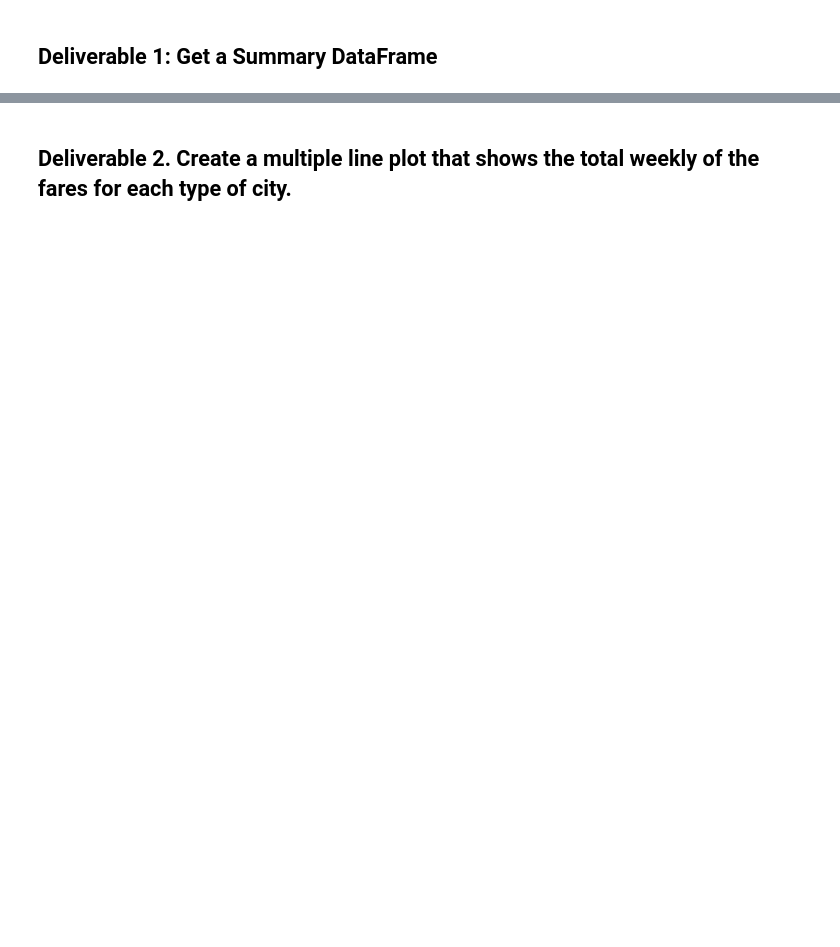
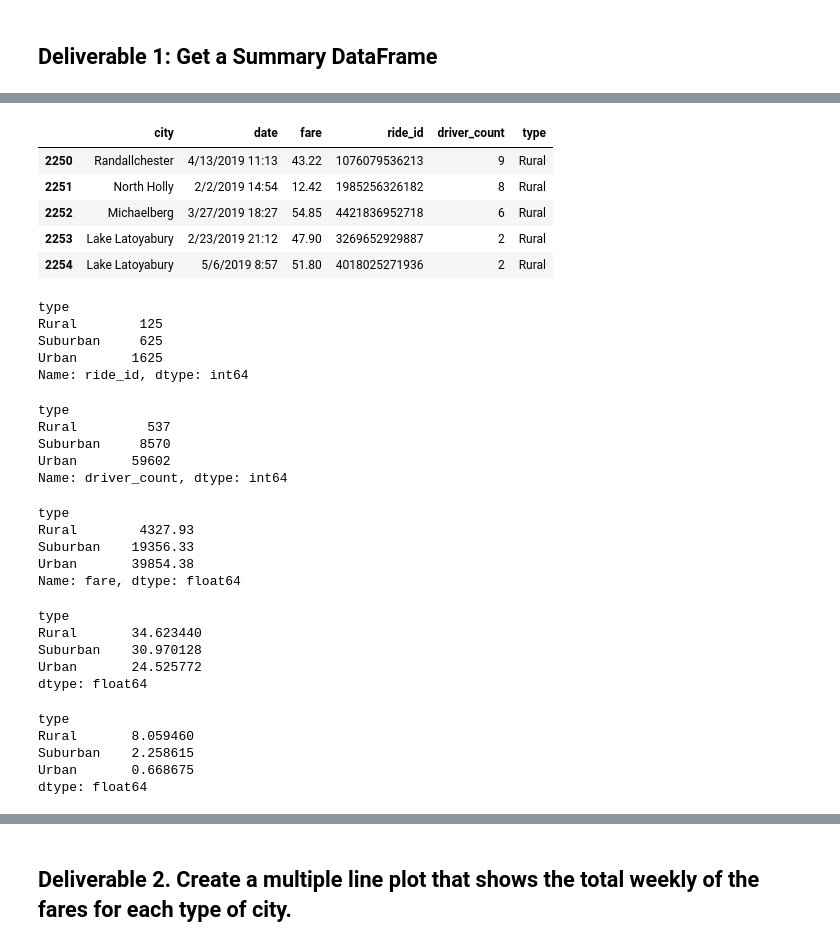
Before and after one commit to wanghen21/Assignment-5, a Jupyter notebook: PyBer_Challenge.ipynb, the cells around one changed output, grey strips where cells are left out. Saved outputs shown, nothing was run; the diff lists cells and outputs as text; code cells hidden in the pictures; blank space fills up the shorter version.

```diff
--- a/PyBer_Challenge.ipynb
+++ b/PyBer_Challenge.ipynb
@@ -86,9 +58,71 @@ NameError: name 'ural_cities_df' is not defined
+# %%
+## Create rural DFs
+rural_cities_df=pyber_data_df[pyber_data_df["type"]=="Rural"]
+rural_cities_df.head()
+# %% [output]
+|  | city | date | fare | ride_id | driver_count | type |
+| 2250 | Randallchester | 4/13/2019 11:13 | 43.22 | 1076079536213 | 9 | Rural |
+| 2251 | North Holly | 2/2/2019 14:54 | 12.42 | 1985256326182 | 8 | Rural |
+| 2252 | Michaelberg | 3/27/2019 18:27 | 54.85 | 4421836952718 | 6 | Rural |
+| 2253 | Lake Latoyabury | 2/23/2019 21:12 | 47.90 | 3269652929887 | 2 | Rural |
+| 2254 | Lake Latoyabury | 5/6/2019 8:57 | 51.80 | 4018025271936 | 2 | Rural |
+# %%
+#  1. Get the total rides for each city type
+
+total_rides_count = pyber_data_df.groupby(["type"]).count()["ride_id"]
+#total_rides_count.head()
+
+print(total_rides_count)
+# %% [output]
+type
+Rural        125
+Suburban     625
+Urban       1625
+Name: ride_id, dtype: int64
 # %%
 # 2. Get the total drivers for each city type
-total_drivers_city = ()
+total_driver_count = pyber_data_df.groupby(["type"]).sum()["driver_count"]
+#total_driver_count.head()
+
+print(total_driver_count)
+# %% [output]
+type
+Rural         537
+Suburban     8570
+Urban       59602
+Name: driver_count, dtype: int64
 # %%
 #  3. Get the total amount of fares for each city type
+total_fare_count = pyber_data_df.groupby(["type"]).sum()["fare"]
+
+print(total_fare_count)
+# %% [output]
+type
+Rural        4327.93
+Suburban    19356.33
+Urban       39854.38
+Name: fare, dtype: float64
 # %%
 #  4. Get the average fare per ride for each city type.
+
+average_fare_count = total_fare_count/total_rides_count
+
+print(average_fare_count)
+# %% [output]
+type
+Rural       34.623440
+Suburban    30.970128
+Urban       24.525772
+dtype: float64
 # %%
 # 5. Get the average fare per driver for each city type.
+
+average_fare_per_driver = total_fare_count/total_driver_count
+
+print(average_fare_per_driver)
+# %% [output]
+type
+Rural       8.059460
+Suburban    2.258615
+Urban       0.668675
+dtype: float64
```
Also changed, not shown: parts of 15 cells of this notebook.
